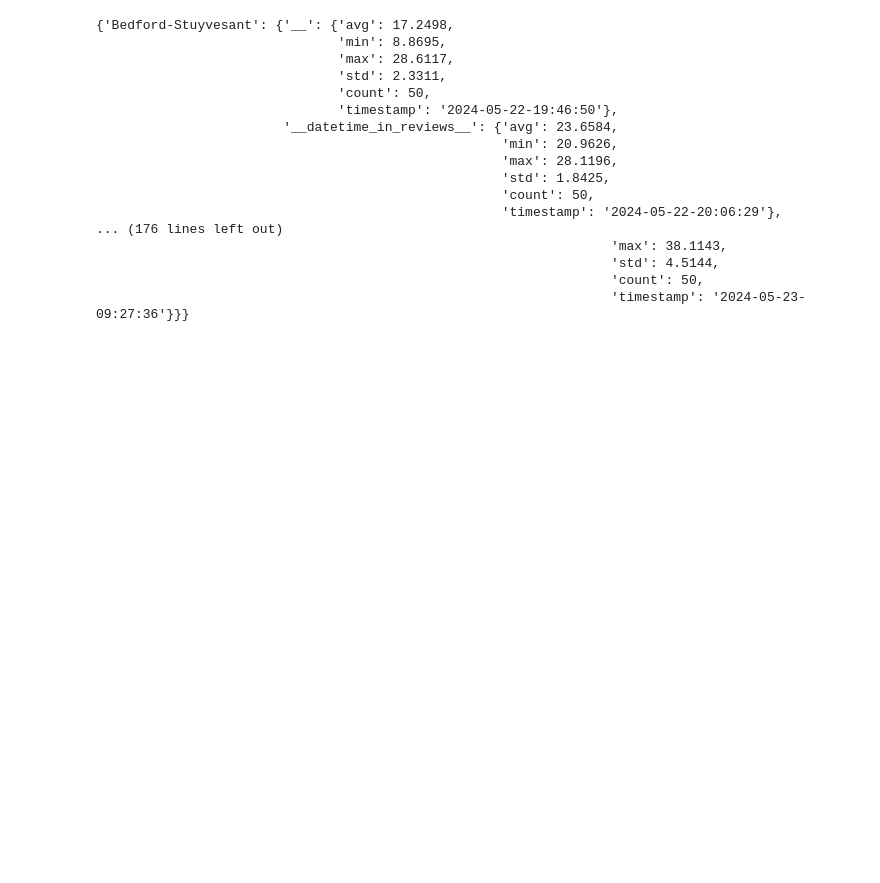
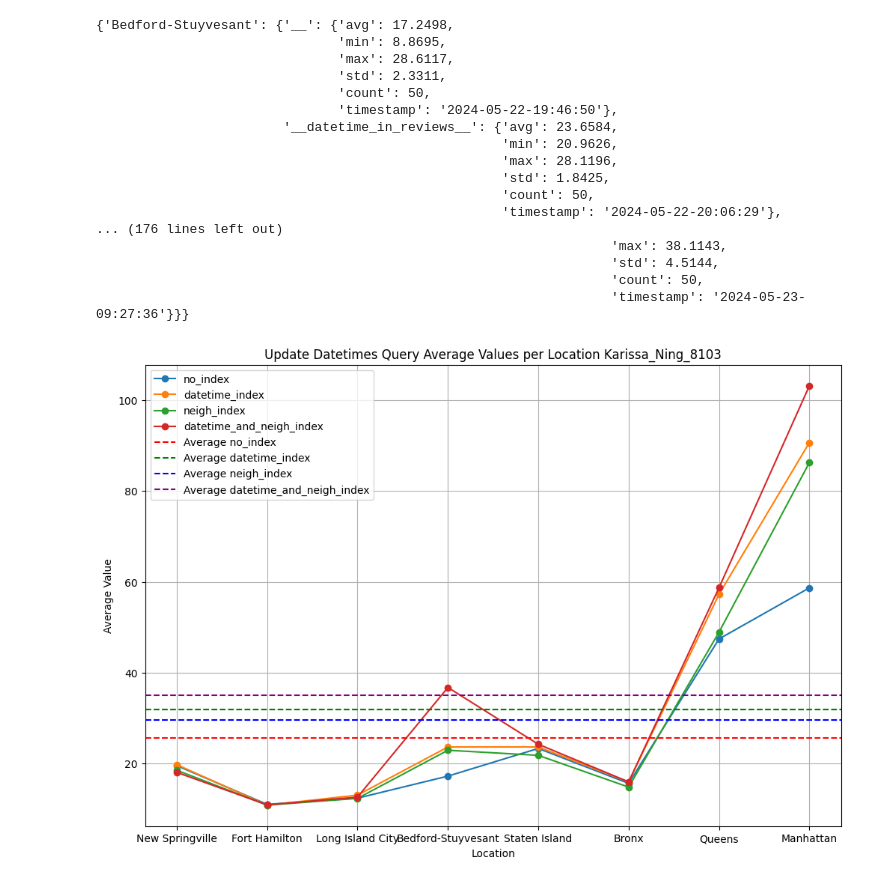
Before and after one commit to kkning13/ecs116_a2, a Jupyter notebook: Step4.ipynb, the cells around one changed output. Cells and saved outputs as stored; diff of their text form; code cells hidden in the pictures; blank space fills up the shorter version.

```diff
--- a/Step4.ipynb
+++ b/Step4.ipynb
@@ -710,3 +708,57 @@ pprint.pp(updates_dict_renamed)
                                                                   'std': 4.5144,
                                                                   'count': 50,
                                                                   'timestamp': '2024-05-23-09:27:36'}}}
+# %%
+# Extract the avg values
+avg_values = extract_avg_values(updates_dict_renamed)
+
+# Map the keys to the custom labels
+key_labels = {
+    "__": "no_index",
+    "__datetime_in_reviews__": "datetime_index",
+    "__neigh_in_listings__": "neigh_index",
+    "__datetime_in_reviews__neigh_in_listings__": "datetime_and_neigh_index"
+}
+
+# Prepare data for DataFrame
+data_for_df = {label: [] for label in key_labels.values()}
+data_for_df['Location'] = ['New Springville', 'Fort Hamilton', 'Long Island City', 'Bedford-Stuyvesant',
+                           'Staten Island', 'Bronx', 'Queens', 'Manhattan']
+# data_for_df
+
+for neigh in data_for_df['Location']:
+    for key, label in key_labels.items():
+        data_for_df[label].append(avg_values[neigh].get(key, None))
+
+# Create DataFrame
+df = pd.DataFrame(data_for_df)
+# df
+
+# Set 'Year' as the index
+df.set_index('Location', inplace=True)
+
+# Display the DataFrame
+# print(df)
+
+# Plotting the data
+plt.figure(figsize=(12, 8))
+
+# Plot each category data
+for label in key_labels.values():
+    plt.plot(df.index, df[label], marker='o', label=label)
+
+colors = ['red', 'green', 'blue', 'purple']
+
+# Calculate and plot average lines for each index across all years
+for idx, label in enumerate(key_labels.values()):
+    avg_value = df[label].mean()
+    plt.axhline(y=avg_value, linestyle='--', color=colors[idx], label=f'Average {label}')
+
+plt.title('Update Datetimes Query Average Values per Location Karissa_Ning_8103')
+plt.xlabel('Location')
+plt.ylabel('Average Value')
+plt.legend()
+plt.grid(True)
+plt.show()
+# %% [output]
+[figure, added]
```
Also changed, not shown: parts of 3 cells of this notebook.
